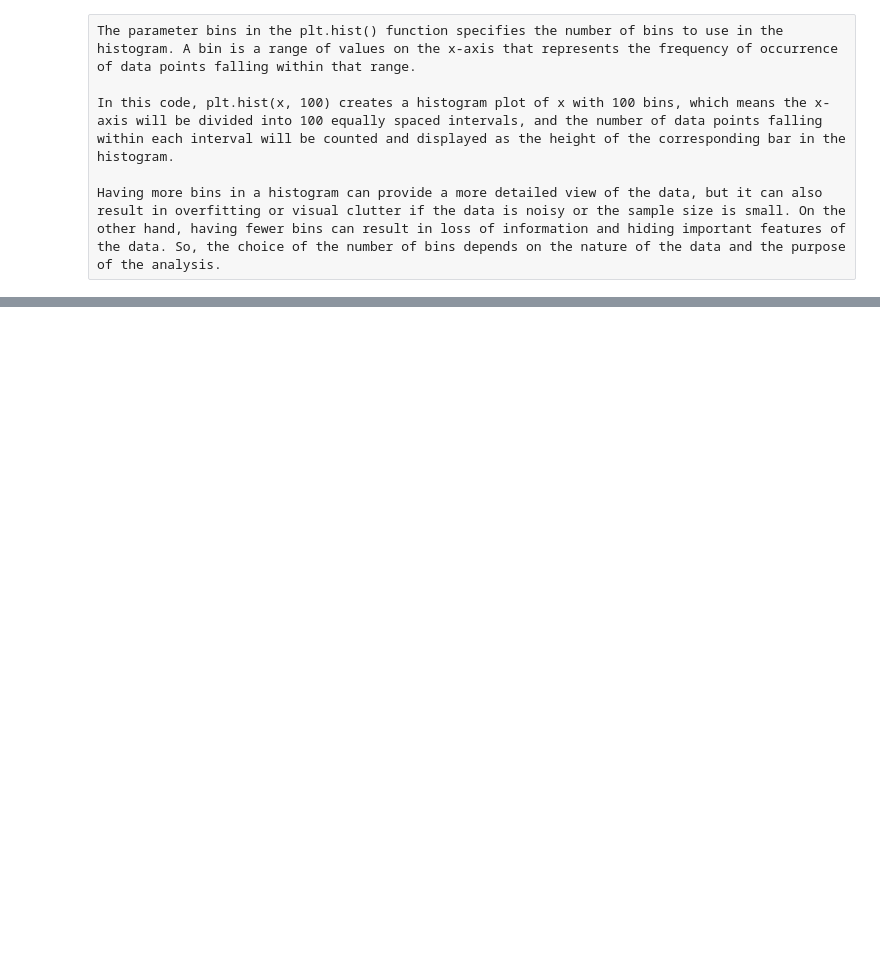
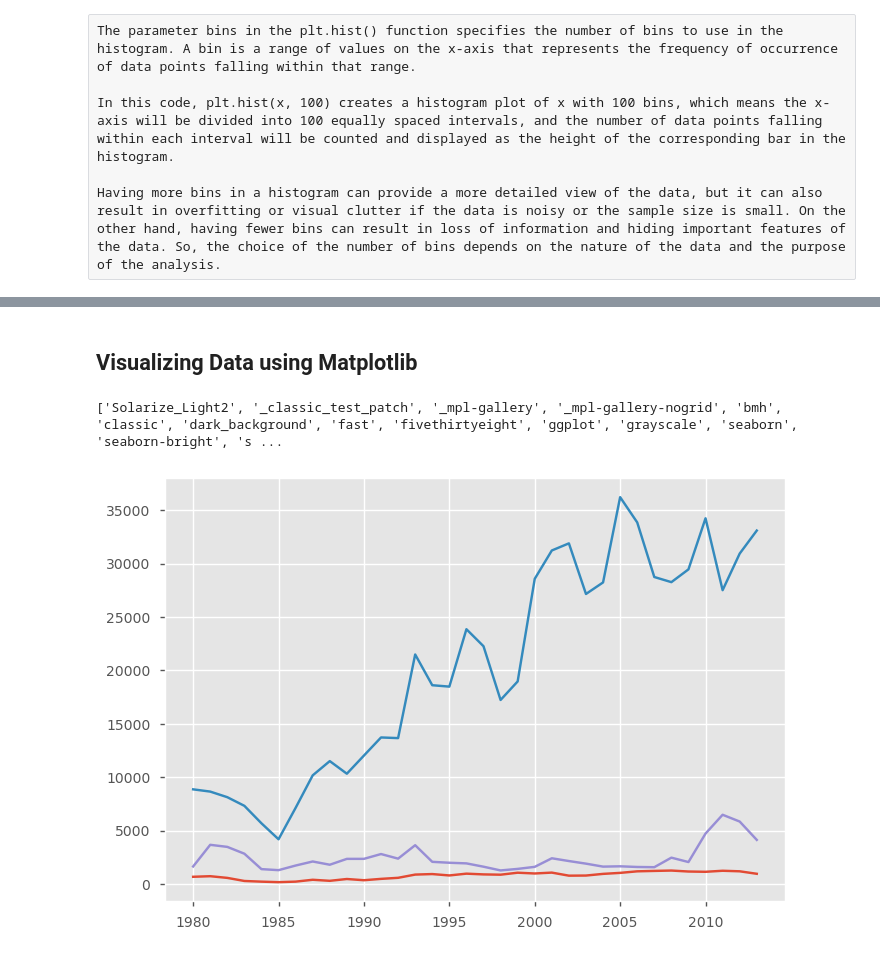
Before and after one commit to ashis-solomon/Data-Visualization-with-Python, a Jupyter notebook: Module 1.ipynb, the cells around one changed output, grey strips where cells are left out. Saved outputs shown, nothing was run; the diff lists cells and outputs as text; code cells hidden in the pictures; blank space fills up the shorter version.

```diff
--- a/Module 1.ipynb
+++ b/Module 1.ipynb
@@ -43,0 +331,3 @@ Having more bins in a histogram can provide a more detailed view of the data, bu
+# %%
+df.set_index('Country', inplace=True)
+# tip: The opposite of set is reset. So to reset the index, we can use df_can.reset_index()
@@ -43,0 +371,3 @@ Having more bins in a histogram can provide a more detailed view of the data, bu
+# %%
+# optional: to remove the name of the index
+df.index.name = None
@@ -43,0 +464,2 @@ Having more bins in a histogram can provide a more detailed view of the data, bu
+# %%
+df.columns = list(map(str, df.columns))
@@ -43,0 +471,5 @@ Having more bins in a histogram can provide a more detailed view of the data, bu
+# %%
+years = list(map(str, range(1980, 2014)))
+
+for year in years:
+    print(year, end='\t')
@@ -43,0 +491,17 @@ Having more bins in a histogram can provide a more detailed view of the data, bu
+# %% [markdown]
+## Visualizing Data using Matplotlib
+# %%
+print(plt.style.available)
+# %% [output]
+['Solarize_Light2', '_classic_test_patch', '_mpl-gallery', '_mpl-gallery-nogrid', 'bmh', 'classic', 'dark_background', 'fast', 'fivethirtyeight', 'ggplot', 'grayscale', 'seaborn', 'seaborn-bright', 's ...
+# %%
+plt.style.use('ggplot')
+# plt.style.use('seaborn-pastel')
+# plt.style.use('seaborn-notebook')
+# plt.style.use('tableau-colorblind10')
+df.loc['Japan', years].plot(kind='line')
+df.loc['India', years].plot(kind='line')
+df.loc['Haiti', years].plot(kind='line')
+plt.show()
+# %% [output]
+[figure, added]
```
Also changed, not shown: parts of 52 cells of this notebook, 3 other files.
